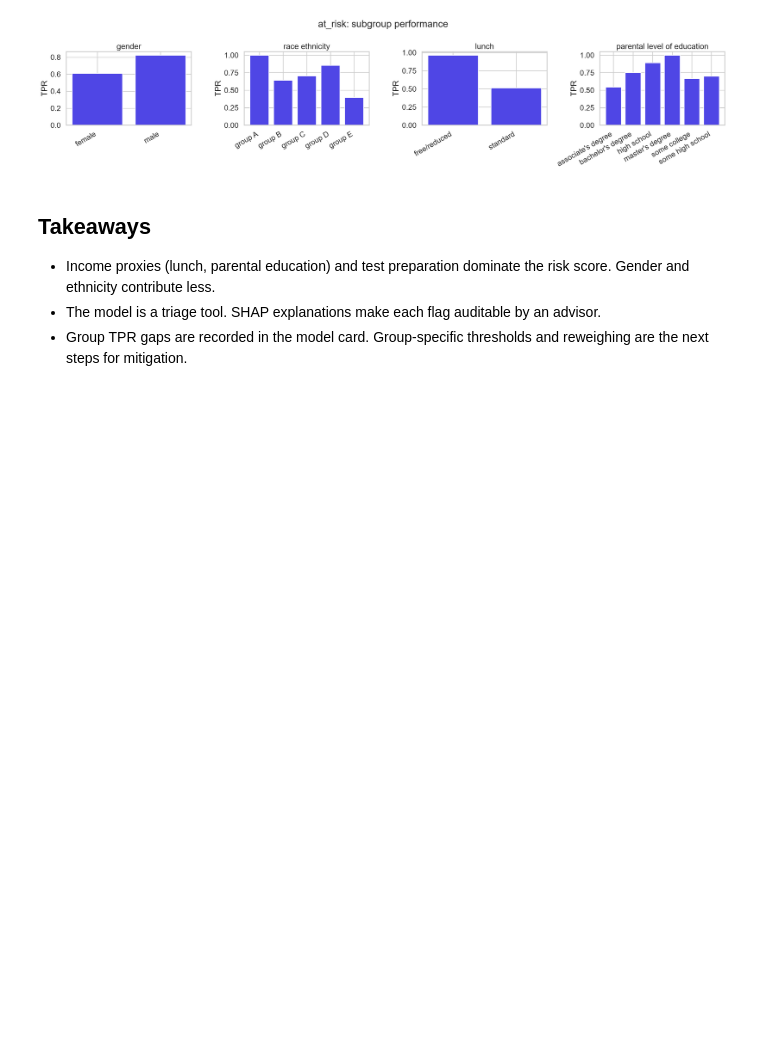
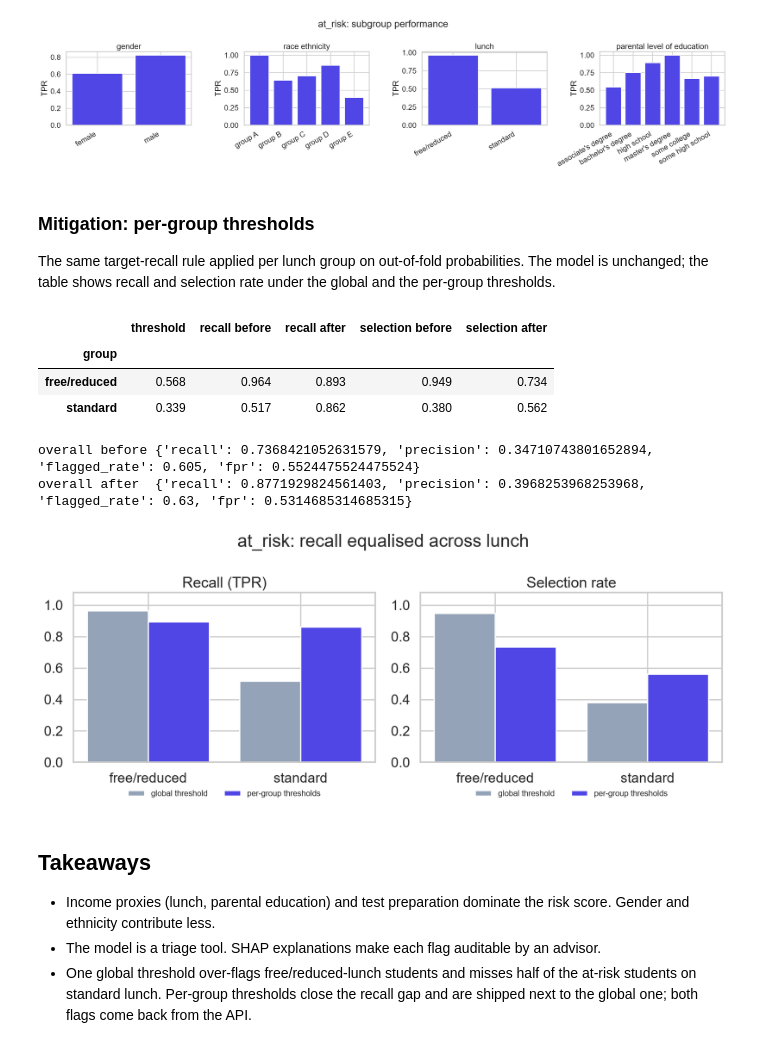
Before and after one commit to ZainDev04/edupulse, a Jupyter notebook: notebooks/03_explainability_fairness.ipynb, the cells around one changed output. Drawn from its saved outputs; the diff is of its cells as text; code cells hidden in the pictures; blank space fills up the shorter version.

```diff
--- a/notebooks/03_explainability_fairness.ipynb
+++ b/notebooks/03_explainability_fairness.ipynb
@@ -116,8 +116,29 @@ p = m.metadata.figures.get('fairness')
 if p and Path(p).exists(): display(Image(p, width=900))
 # %% [output]
 [figure]
+# %% [markdown]
+### Mitigation: per-group thresholds
+The same target-recall rule applied per lunch group on out-of-fold probabilities. The model is unchanged; the table shows recall and selection rate under the global and the per-group thresholds.
+# %%
+mit = m.metadata.fairness.get('mitigated')
+if mit:
+    before = {g['group']: g for g in m.metadata.fairness['groups'] if g['attribute'] == mit['attribute']}
+    rows = [{'group': g['group'], 'threshold': mit['thresholds'][g['group']], 'recall before': before[g['group']]['tpr'], 'recall after': g['tpr'],
+             'selection before': before[g['group']]['selection_rate'], 'selection after': g['selection_rate']} for g in mit['groups'] if g['attribute'] == mit['attribute']]
+    display(pd.DataFrame(rows).set_index('group').style.format(precision=3))
+    print('overall before', mit['overall_before']); print('overall after ', mit['overall_after'])
+    p = mit.get('figure')
+    if p and Path(p).exists(): display(Image(p, width=900))
+# %% [output]
+|  | threshold | recall before | recall after | selection before | selection after |
+| group |  |  |  |  |  |
+| free/reduced | 0.568 | 0.964 | 0.893 | 0.949 | 0.734 |
+| standard | 0.339 | 0.517 | 0.862 | 0.380 | 0.562 |
+overall before {'recall': 0.7368421052631579, 'precision': 0.34710743801652894, 'flagged_rate': 0.605, 'fpr': 0.5524475524475524}
+overall after  {'recall': 0.8771929824561403, 'precision': 0.3968253968253968, 'flagged_rate': 0.63, 'fpr': 0.5314685314685315}
+[figure, added]
 # %% [markdown]
 ## Takeaways
 * Income proxies (lunch, parental education) and test preparation dominate the risk score. Gender and ethnicity contribute less.
 * The model is a triage tool. SHAP explanations make each flag auditable by an advisor.
-* Group TPR gaps are recorded in the model card. Group-specific thresholds and reweighing are the next steps for mitigation.
+* One global threshold over-flags free/reduced-lunch students and misses half of the at-risk students on standard lunch. Per-group thresholds close the recall gap and are shipped next to the global one; both flags come back from the API.
```
Also changed, not shown: parts of 5 cells of this notebook, 6 other files.
